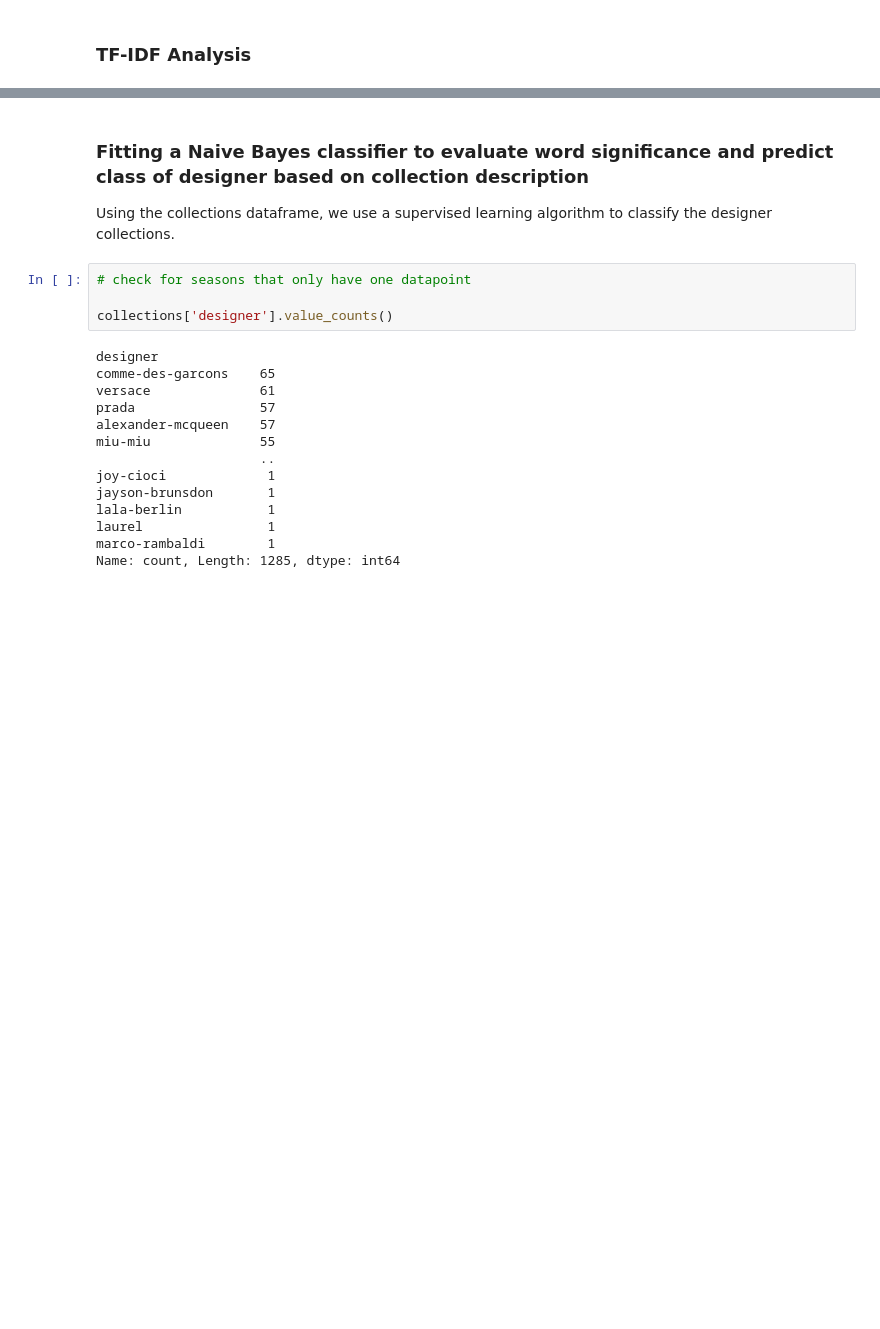
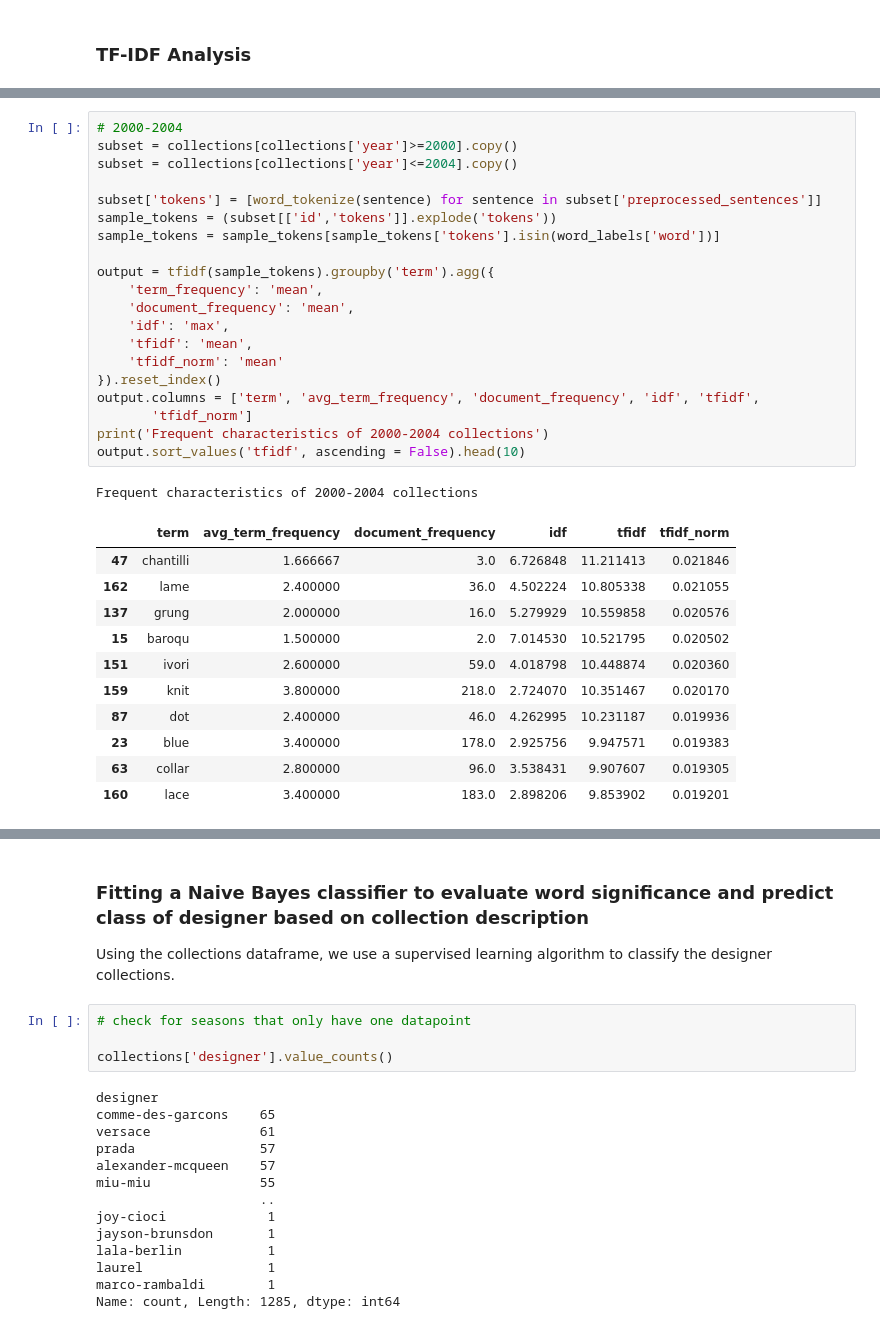
Before and after one commit to bellagracefinck/trend_cycle, a Jupyter notebook: EDA.ipynb, the cells around one changed output, grey strips where cells are left out. Drawn from its saved outputs; the diff is of its cells as text; blank space fills up the shorter version.

```diff
--- a/EDA.ipynb
+++ b/EDA.ipynb
@@ -248,0 +315,33 @@ term_frequency.sort_values(by=['tfidf_norm'], ascending=[False]).groupby(['term'
+# %%
+# 2000-2004
+subset = collections[collections['year']>=2000].copy()
+subset = collections[collections['year']<=2004].copy()
+
+subset['tokens'] = [word_tokenize(sentence) for sentence in subset['preprocessed_sentences']]
+sample_tokens = (subset[['id','tokens']].explode('tokens'))
+sample_tokens = sample_tokens[sample_tokens['tokens'].isin(word_labels['word'])]
+
+output = tfidf(sample_tokens).groupby('term').agg({
+    'term_frequency': 'mean',
+    'document_frequency': 'mean',
+    'idf': 'max',
+    'tfidf': 'mean',
+    'tfidf_norm': 'mean'
+}).reset_index()
+output.columns = ['term', 'avg_term_frequency', 'document_frequency', 'idf', 'tfidf',
+       'tfidf_norm']
+print('Frequent characteristics of 2000-2004 collections')
+output.sort_values('tfidf', ascending = False).head(10)
+# %% [output]
+Frequent characteristics of 2000-2004 collections
+|  | term | avg_term_frequency | document_frequency | idf | tfidf | tfidf_norm |
+| 47 | chantilli | 1.666667 | 3.0 | 6.726848 | 11.211413 | 0.021846 |
+| 162 | lame | 2.400000 | 36.0 | 4.502224 | 10.805338 | 0.021055 |
+| 137 | grung | 2.000000 | 16.0 | 5.279929 | 10.559858 | 0.020576 |
+| 15 | baroqu | 1.500000 | 2.0 | 7.014530 | 10.521795 | 0.020502 |
+| 151 | ivori | 2.600000 | 59.0 | 4.018798 | 10.448874 | 0.020360 |
+| 159 | knit | 3.800000 | 218.0 | 2.724070 | 10.351467 | 0.020170 |
+| 87 | dot | 2.400000 | 46.0 | 4.262995 | 10.231187 | 0.019936 |
+| 23 | blue | 3.400000 | 178.0 | 2.925756 | 9.947571 | 0.019383 |
+| 63 | collar | 2.800000 | 96.0 | 3.538431 | 9.907607 | 0.019305 |
+| 160 | lace | 3.400000 | 183.0 | 2.898206 | 9.853902 | 0.019201 |
```
Also changed, not shown: parts of 18 cells of this notebook, 10 other files.
